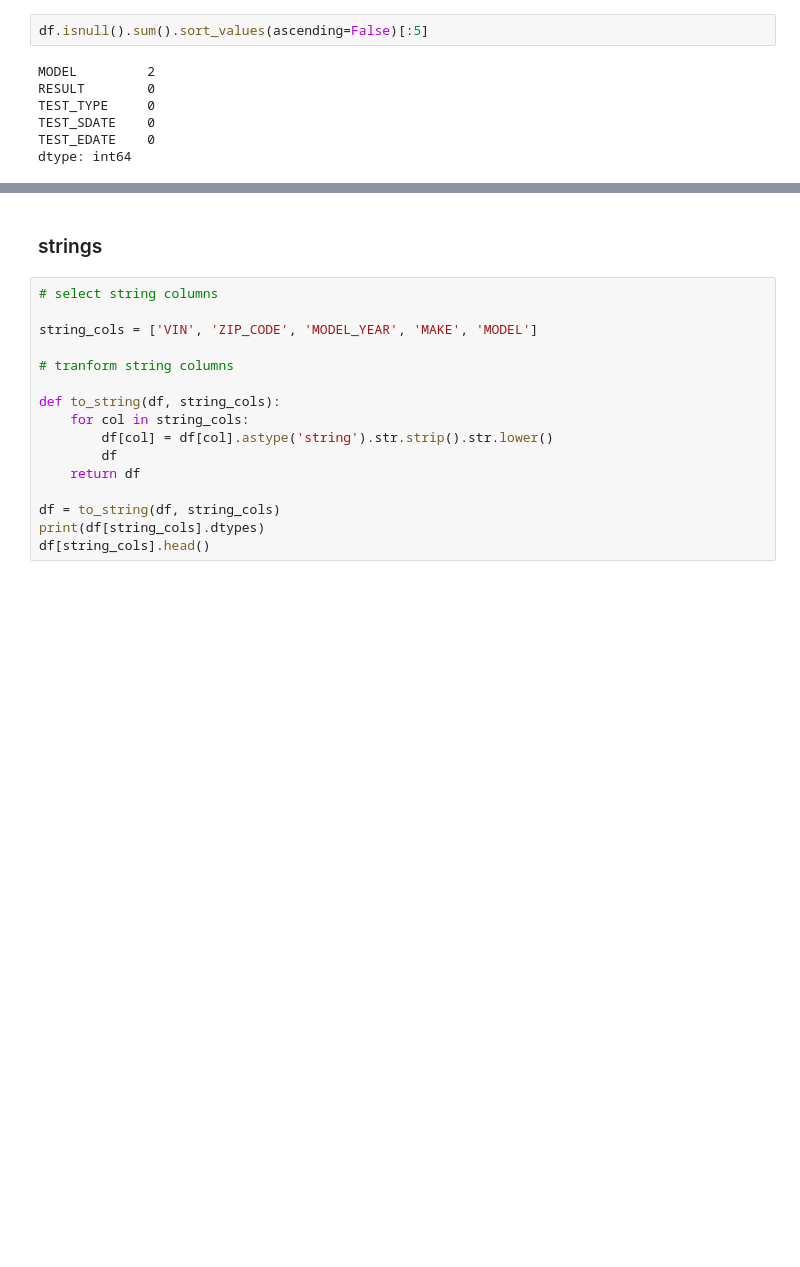
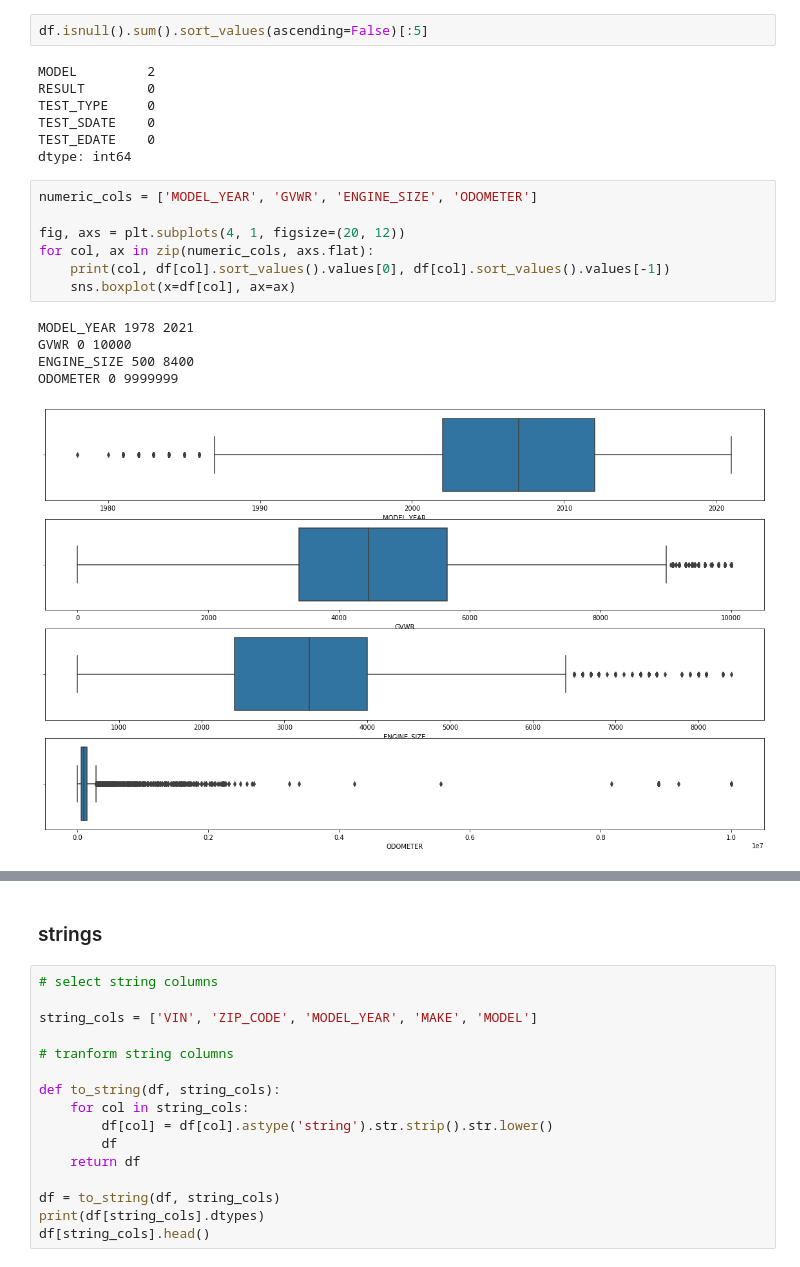
Before and after one commit to hanbo-e/wimlds_emissions, a Jupyter notebook: data_exploration_guli.ipynb, the cells around one changed output, grey strips where cells are left out. Cells and saved outputs as stored; diff of their text form; blank space fills up the shorter version.

```diff
--- a/data_exploration_guli.ipynb
+++ b/data_exploration_guli.ipynb
@@ -365,3 +365,16 @@ TEST_TYPE     0
 TEST_SDATE    0
 TEST_EDATE    0
 dtype: int64
+# %%
+numeric_cols = ['MODEL_YEAR', 'GVWR', 'ENGINE_SIZE', 'ODOMETER']
+
+fig, axs = plt.subplots(4, 1, figsize=(20, 12))
+for col, ax in zip(numeric_cols, axs.flat):
+    print(col, df[col].sort_values().values[0], df[col].sort_values().values[-1])
+    sns.boxplot(x=df[col], ax=ax)
+# %% [output]
+MODEL_YEAR 1978 2021
+GVWR 0 10000
+ENGINE_SIZE 500 8400
+ODOMETER 0 9999999
+[figure, added]
```
Also changed, not shown: parts of 22 cells of this notebook.
